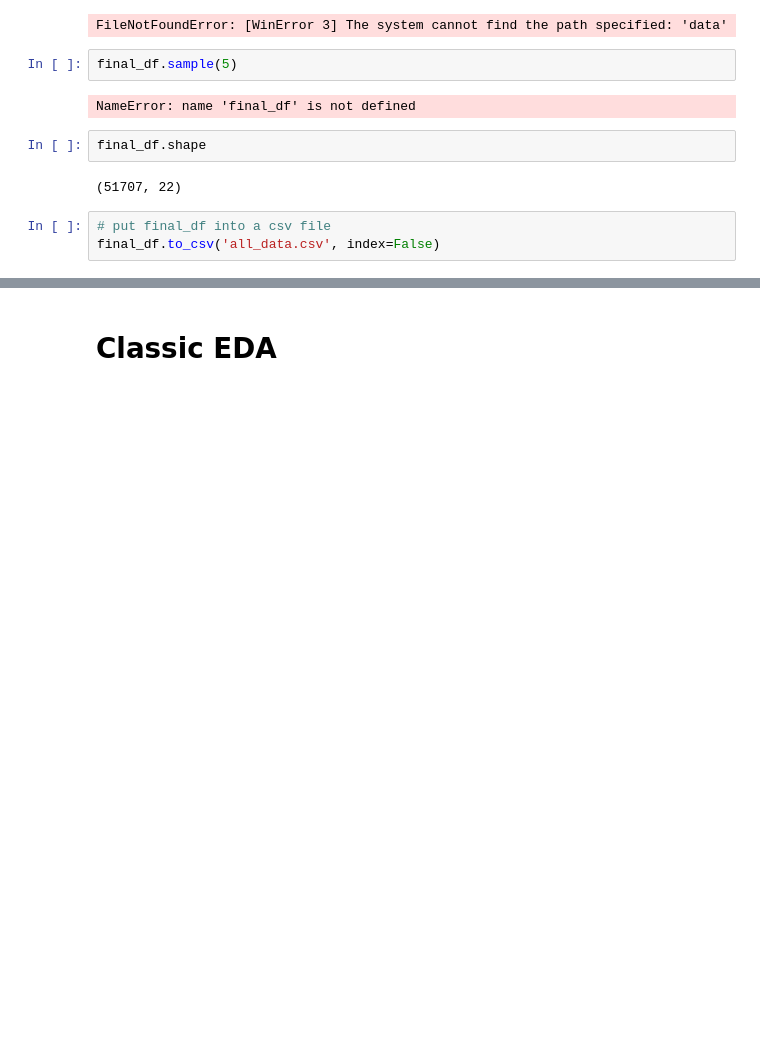
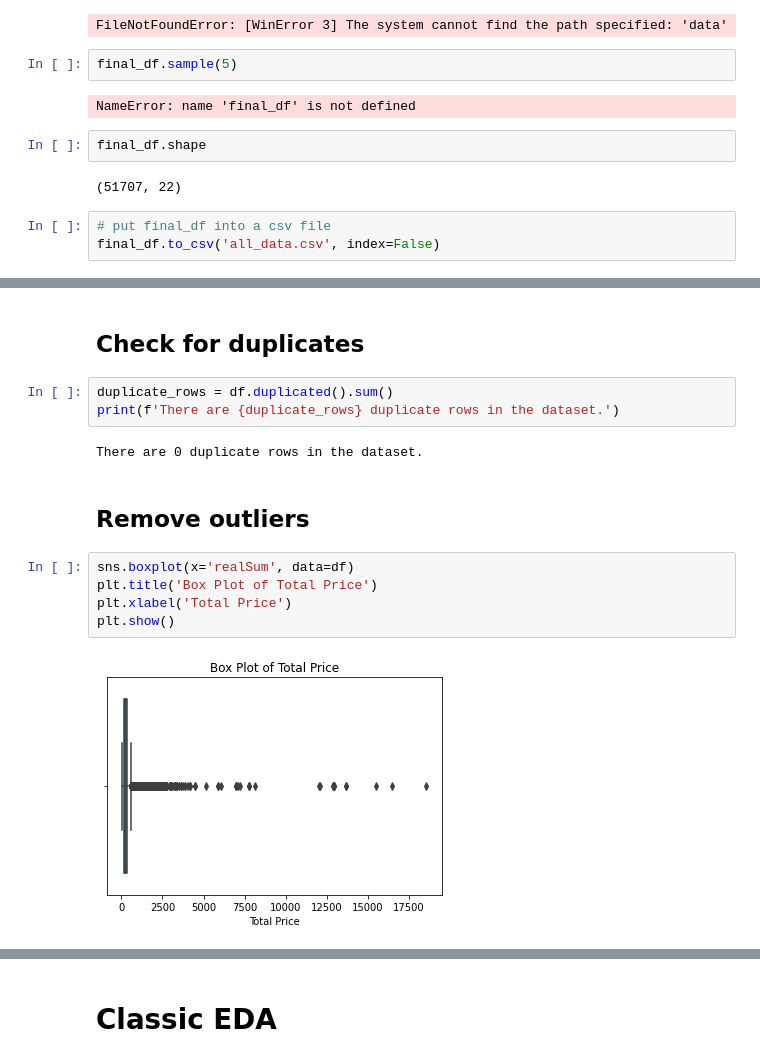
Before and after one commit to com-480-data-visualization/project-2023-les-zinzins, a Jupyter notebook: EDA.ipynb, the cells around one changed output, grey strips where cells are left out. Cells and saved outputs as stored; diff of their text form; blank space fills up the shorter version.

```diff
--- a/EDA.ipynb
+++ b/EDA.ipynb
@@ -47,0 +75,16 @@ final_df.to_csv('all_data.csv', index=False)
+# %% [markdown]
+## Check for duplicates
+# %%
+duplicate_rows = df.duplicated().sum()
+print(f'There are {duplicate_rows} duplicate rows in the dataset.')
+# %% [output]
+There are 0 duplicate rows in the dataset.
+# %% [markdown]
+## Remove outliers
+# %%
+sns.boxplot(x='realSum', data=df)
+plt.title('Box Plot of Total Price')
+plt.xlabel('Total Price')
+plt.show()
+# %% [output]
+[figure, added]
```
Also changed, not shown: parts of 10 cells of this notebook.
